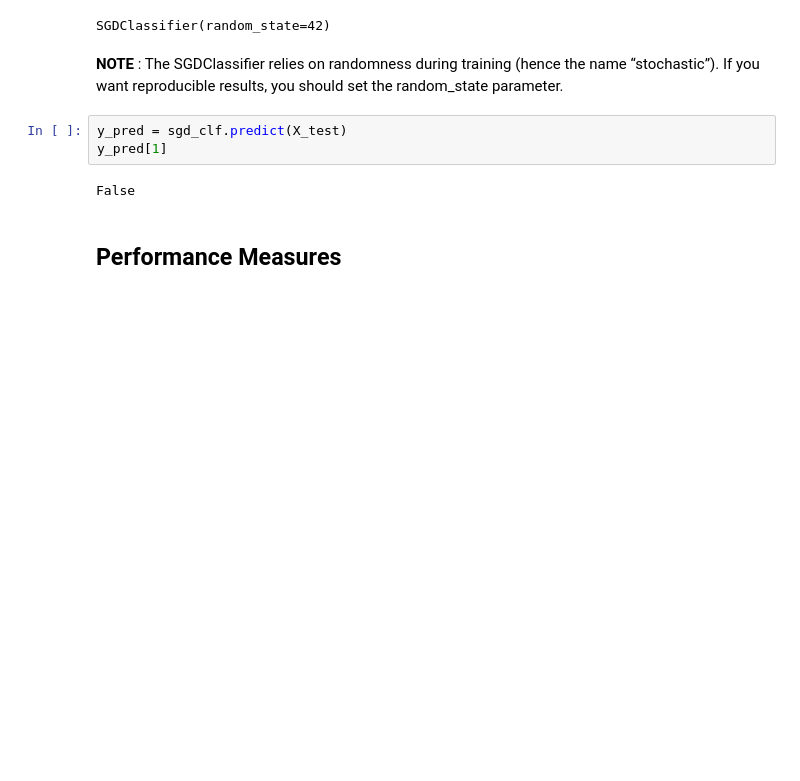
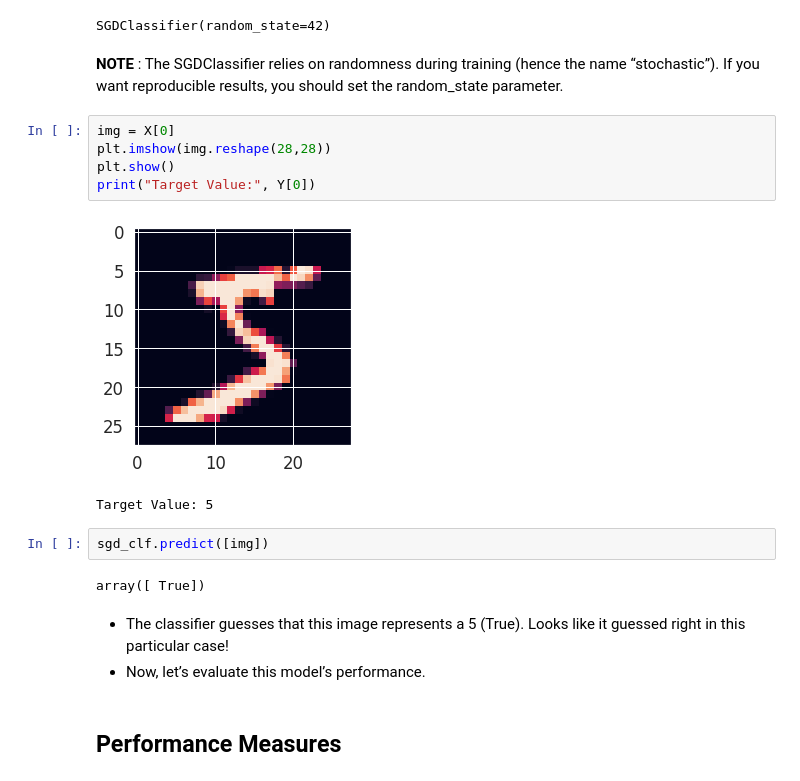
Before and after one commit to Pepcoders/Data-Science-February, a Jupyter notebook: Project/MNIST_Classification.ipynb, the cells around one changed output. Saved outputs shown, nothing was run; the diff lists cells and outputs as text; blank space fills up the shorter version.

```diff
--- a/Project/MNIST_Classification.ipynb
+++ b/Project/MNIST_Classification.ipynb
@@ -133,11 +125,21 @@ sgd_clf.fit(X_train, y_train_5)
 SGDClassifier(random_state=42)
 # %% [markdown]
 **NOTE** : The SGDClassifier relies on randomness during training (hence the name “stochastic”). If you want reproducible results, you should set the random_state parameter.
-# %%
-y_pred = sgd_clf.predict(X_test)
-y_pred[1]
-# %% [output]
-False
+# %%
+img = X[0]
+plt.imshow(img.reshape(28,28))
+plt.show()
+print("Target Value:", Y[0])
+# %% [output]
+[figure, added]
+Target Value: 5
+# %%
+sgd_clf.predict([img])
+# %% [output]
+array([ True])
+# %% [markdown]
+* The classifier guesses that this image represents a 5 (True). Looks like it guessed right in this particular case!
+* Now, let’s evaluate this model’s performance.
 # %% [markdown]
 ## Performance Measures
 # %% [markdown]
```
Also changed, not shown: parts of 69 cells of this notebook.
